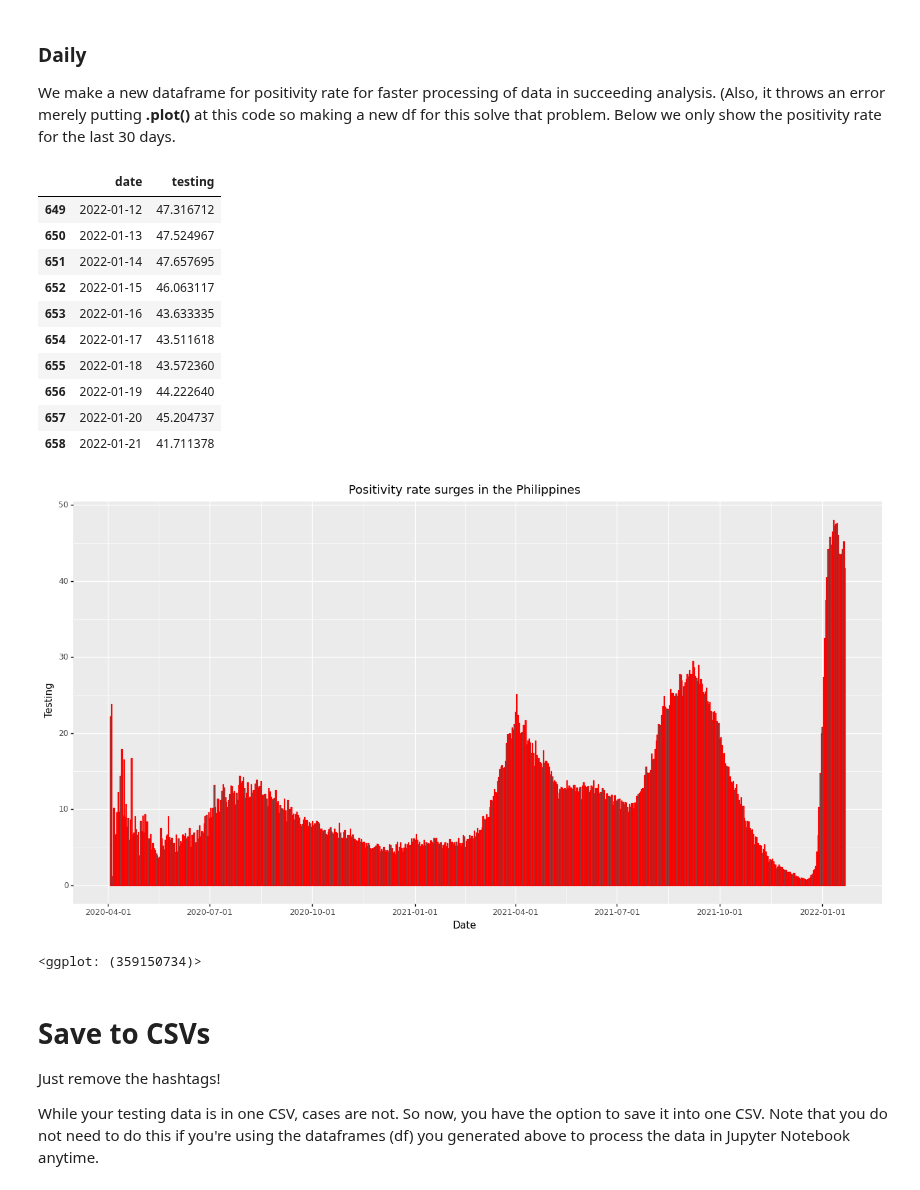
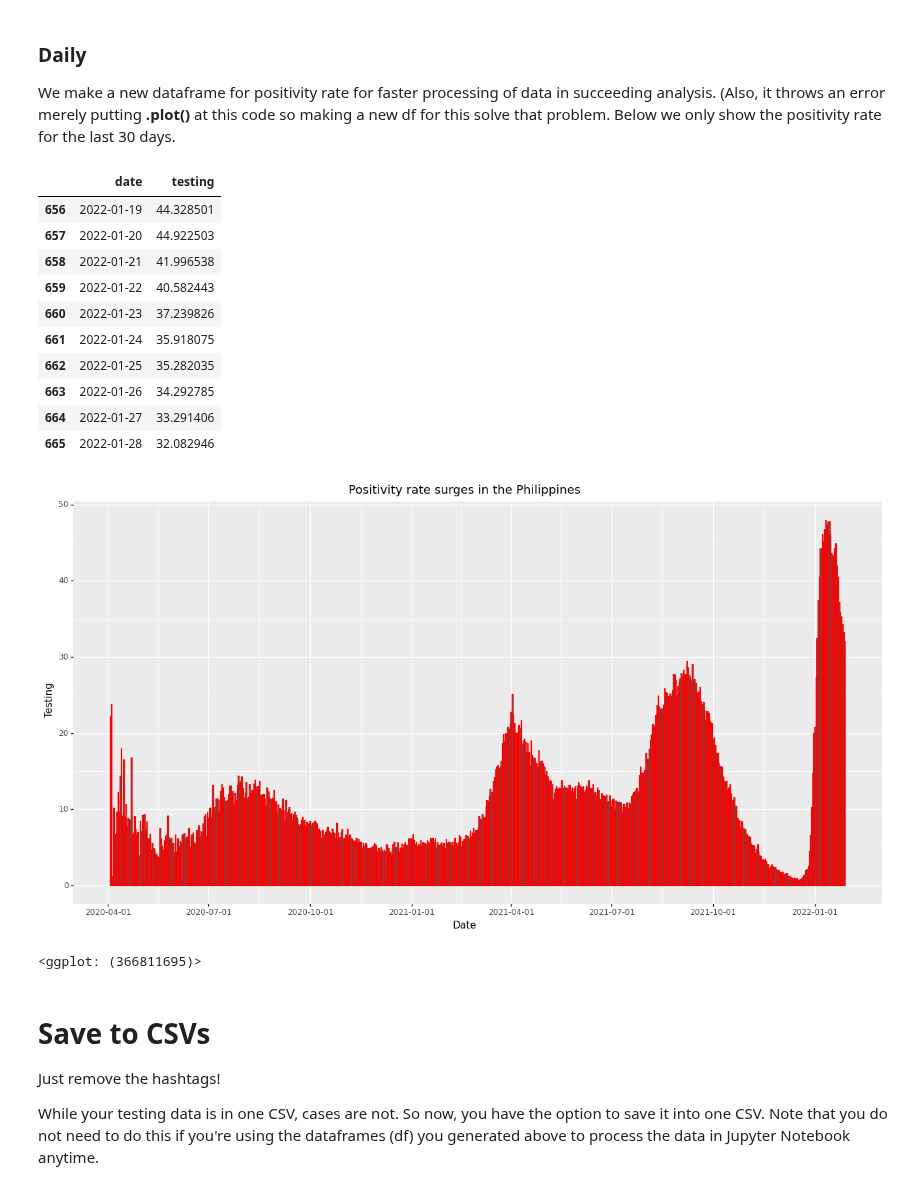
Before and after one commit to pmagtulis/covid-ph, a Jupyter notebook: covid-philippines.ipynb, the cells around one changed output. Drawn from its saved outputs; the diff is of its cells as text; code cells hidden in the pictures.

```diff
--- a/covid-philippines.ipynb
+++ b/covid-philippines.ipynb
@@ -560,7 +562,7 @@ You can check whether they have a significant impact on the broader picture by r
 Try this:
 df[df.daily_output_unique_individuals.isna()]
 # %%
-df_test = pd.read_csv("DOH COVID Data Drop_ 20220122 - 07 Testing Aggregates.csv")
+df_test = pd.read_csv("DOH COVID Data Drop_ 20220129 - 07 Testing Aggregates.csv")
 df_test
 # %% [output]
 |  | facility_name | report_date | avg_turnaround_time | daily_output_samples_tested | daily_output_unique_individuals | ... |
@@ -844,26 +851,26 @@ df_pos2.columns = ['date', 'testing']
 df_pos2.tail(10)
 # %% [output]
 |  | date | testing |
-| 649 | 2022-01-12 | 47.316712 |
-| 650 | 2022-01-13 | 47.524967 |
-| 651 | 2022-01-14 | 47.657695 |
-| 652 | 2022-01-15 | 46.063117 |
-| 653 | 2022-01-16 | 43.633335 |
-| 654 | 2022-01-17 | 43.511618 |
-| 655 | 2022-01-18 | 43.572360 |
-| 656 | 2022-01-19 | 44.222640 |
-| 657 | 2022-01-20 | 45.204737 |
-| 658 | 2022-01-21 | 41.711378 |
+| 656 | 2022-01-19 | 44.328501 |
+| 657 | 2022-01-20 | 44.922503 |
+| 658 | 2022-01-21 | 41.996538 |
+| 659 | 2022-01-22 | 40.582443 |
+| 660 | 2022-01-23 | 37.239826 |
+| 661 | 2022-01-24 | 35.918075 |
+| 662 | 2022-01-25 | 35.282035 |
+| 663 | 2022-01-26 | 34.292785 |
+| 664 | 2022-01-27 | 33.291406 |
+| 665 | 2022-01-28 | 32.082946 |
 # %%
 (
     ggplot(df_pos2, aes('date', 'testing')) +
-           geom_col(color="red") +
+           geom_col(color="red", stat="identity") +
            theme(figure_size=(16,8)) +
            labs(x= "Date", y="Testing", title="Positivity rate surges in the Philippines")
 )
 # %% [output]
-[figure, old version]
+[figure, new version]
-<ggplot: (359150734)>
+<ggplot: (366811695)>
 # %% [markdown]
 # Save to CSVs
 
```
Also changed, not shown: parts of 42 cells of this notebook.
